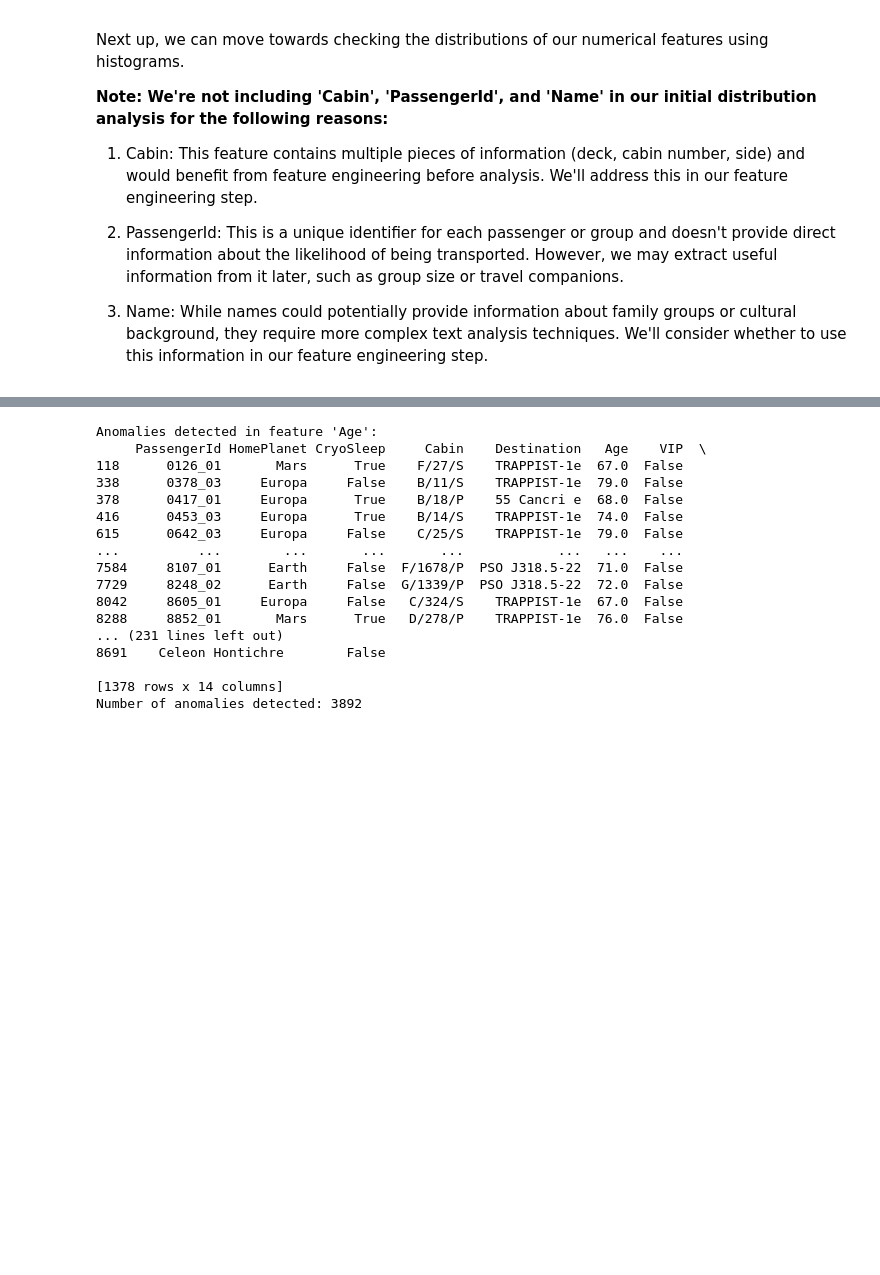
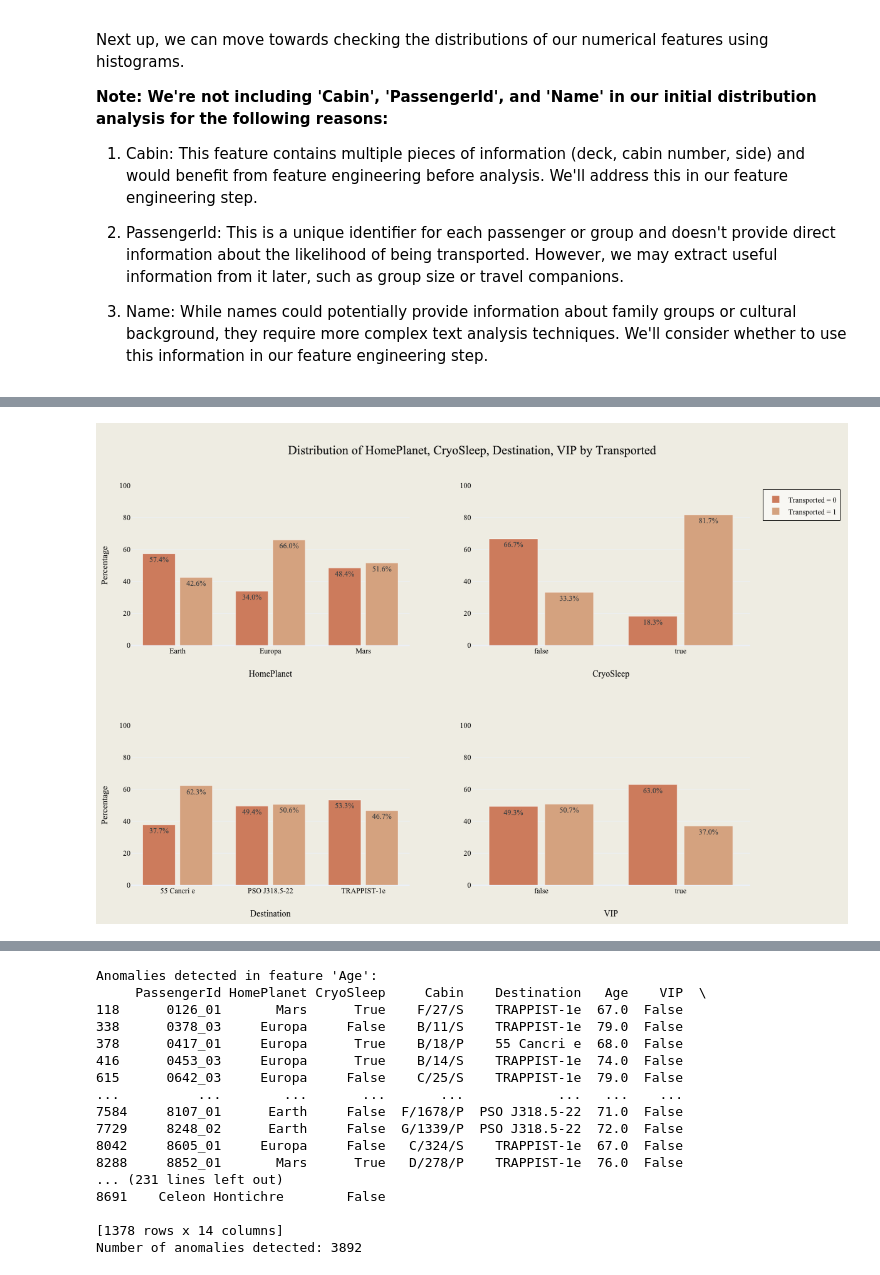
Before and after one commit to vytautas-bunevicius/kaggle-spaceship-titanic, a Jupyter notebook: notebooks/spaceship_titanic_analysis.ipynb, the cells around one changed output, grey strips where cells are left out. Cells and saved outputs as stored; diff of their text form; code cells hidden in the pictures; blank space fills up the shorter version.

```diff
--- a/notebooks/spaceship_titanic_analysis.ipynb
+++ b/notebooks/spaceship_titanic_analysis.ipynb
@@ -278,0 +310,4 @@ categorical_features_two = ["VIP", "Transported"]
+# %%
+Image(filename="../images/categorical_vs_transported.png")
+# %% [output]
+[figure, added]
```
Also changed, not shown: parts of 25 cells of this notebook, 9 other files.
